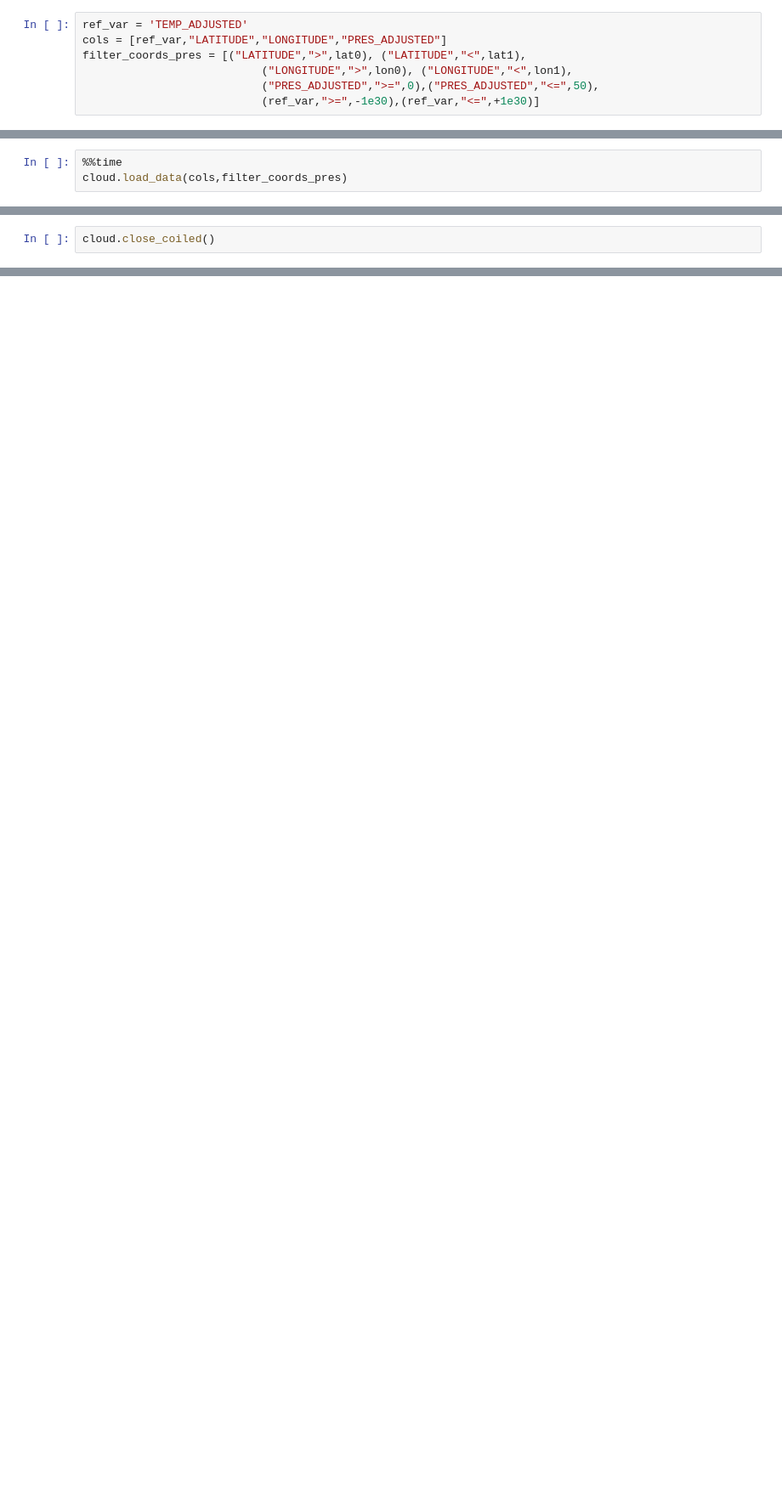
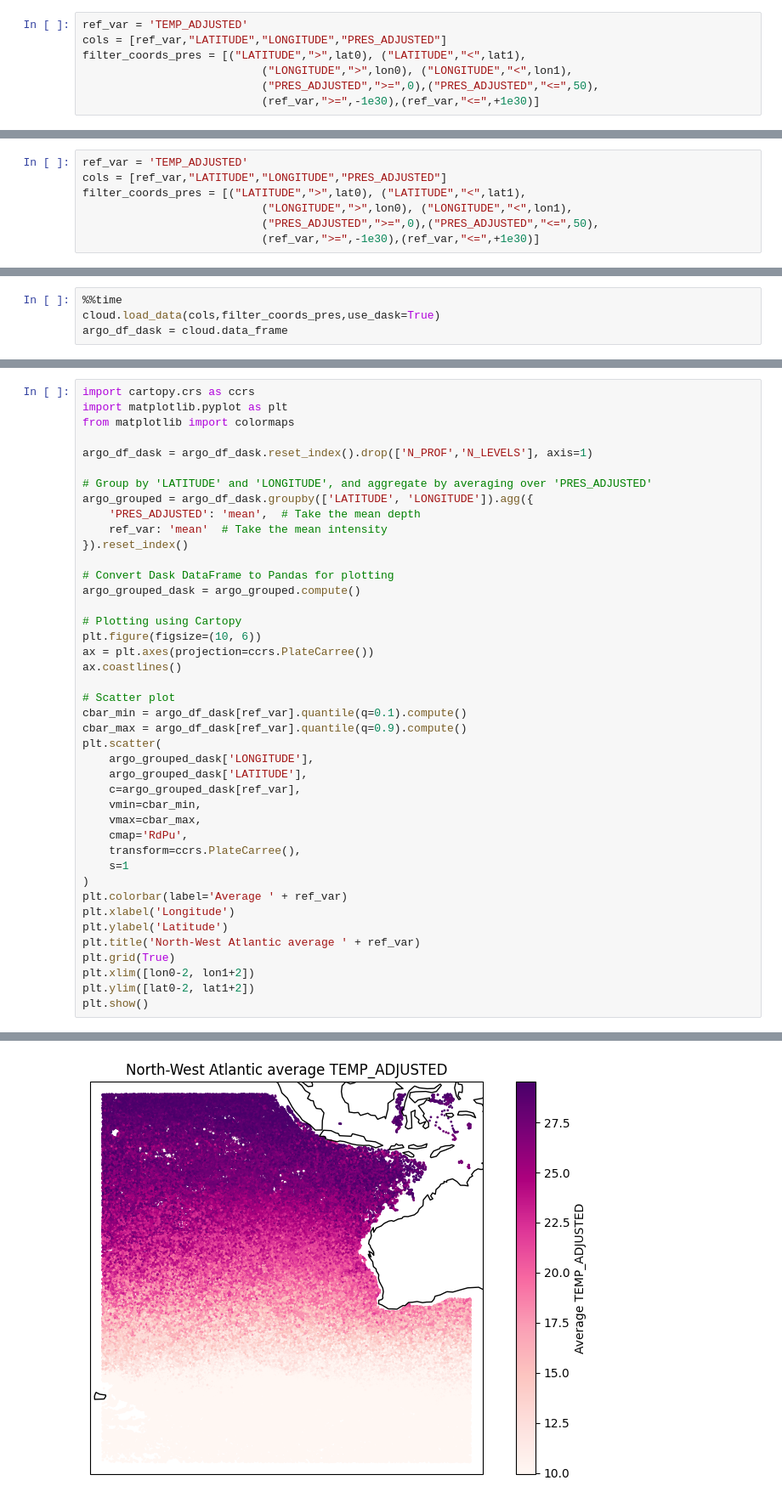
Before and after one commit to boom-lab/argo2parquet-public, a Jupyter notebook: Example_4_AWS-Coiled.ipynb, the cells around one changed output, grey strips where cells are left out. Shown: that part at 85% size. Saved outputs shown, nothing was run; the diff lists cells and outputs as text; blank space fills up the shorter version.

```diff
--- a/Example_4_AWS-Coiled.ipynb
+++ b/Example_4_AWS-Coiled.ipynb
@@ -104,3 +101,0 @@ It should have taken a total wall time of around 1min 30s seconds for the Argo d
-# %%
-%%time
-cloud.load_data(cols,filter_coords_pres)
@@ -109,0 +102,7 @@ Wall time: 1min 12s
+# %%
+ref_var = 'TEMP_ADJUSTED'
+cols = [ref_var,"LATITUDE","LONGITUDE","PRES_ADJUSTED"]
+filter_coords_pres = [("LATITUDE",">",lat0), ("LATITUDE","<",lat1),
+                           ("LONGITUDE",">",lon0), ("LONGITUDE","<",lon1),
+                           ("PRES_ADJUSTED",">=",0),("PRES_ADJUSTED","<=",50),
+                           (ref_var,">=",-1e30),(ref_var,"<=",+1e30)]
@@ -109,0 +111,4 @@ Wall time: 1min 12s
+# %%
+%%time
+cloud.load_data(cols,filter_coords_pres,use_dask=True)
+argo_df_dask = cloud.data_frame
@@ -149,3 +126,43 @@ plt.show()
 # %%
-cloud.close_coiled()
+import cartopy.crs as ccrs
+import matplotlib.pyplot as plt
+from matplotlib import colormaps
+
+argo_df_dask = argo_df_dask.reset_index().drop(['N_PROF','N_LEVELS'], axis=1)
+
+# Group by 'LATITUDE' and 'LONGITUDE', and aggregate by averaging over 'PRES_ADJUSTED'
+argo_grouped = argo_df_dask.groupby(['LATITUDE', 'LONGITUDE']).agg({
+    'PRES_ADJUSTED': 'mean',  # Take the mean depth
+    ref_var: 'mean'  # Take the mean intensity
+}).reset_index()
+
+# Convert Dask DataFrame to Pandas for plotting
+argo_grouped_dask = argo_grouped.compute()
+
+# Plotting using Cartopy
+plt.figure(figsize=(10, 6))
+ax = plt.axes(projection=ccrs.PlateCarree())
+ax.coastlines()
+
+# Scatter plot
+cbar_min = argo_df_dask[ref_var].quantile(q=0.1).compute()
+cbar_max = argo_df_dask[ref_var].quantile(q=0.9).compute()
+plt.scatter(
+    argo_grouped_dask['LONGITUDE'],
+    argo_grouped_dask['LATITUDE'],
+    c=argo_grouped_dask[ref_var],
+    vmin=cbar_min,
+    vmax=cbar_max,
+    cmap='RdPu',
+    transform=ccrs.PlateCarree(),
+    s=1
+)
+plt.colorbar(label='Average ' + ref_var)
+plt.xlabel('Longitude')
+plt.ylabel('Latitude')
+plt.title('North-West Atlantic average ' + ref_var)
+plt.grid(True)
+plt.xlim([lon0-2, lon1+2])
+plt.ylim([lat0-2, lat1+2])
+plt.show()
 # %% [output]
@@ -153,0 +169 @@ cloud.close_coiled()
+[figure, added]
```
Also changed, not shown: parts of 15 cells of this notebook, 1 other file.
